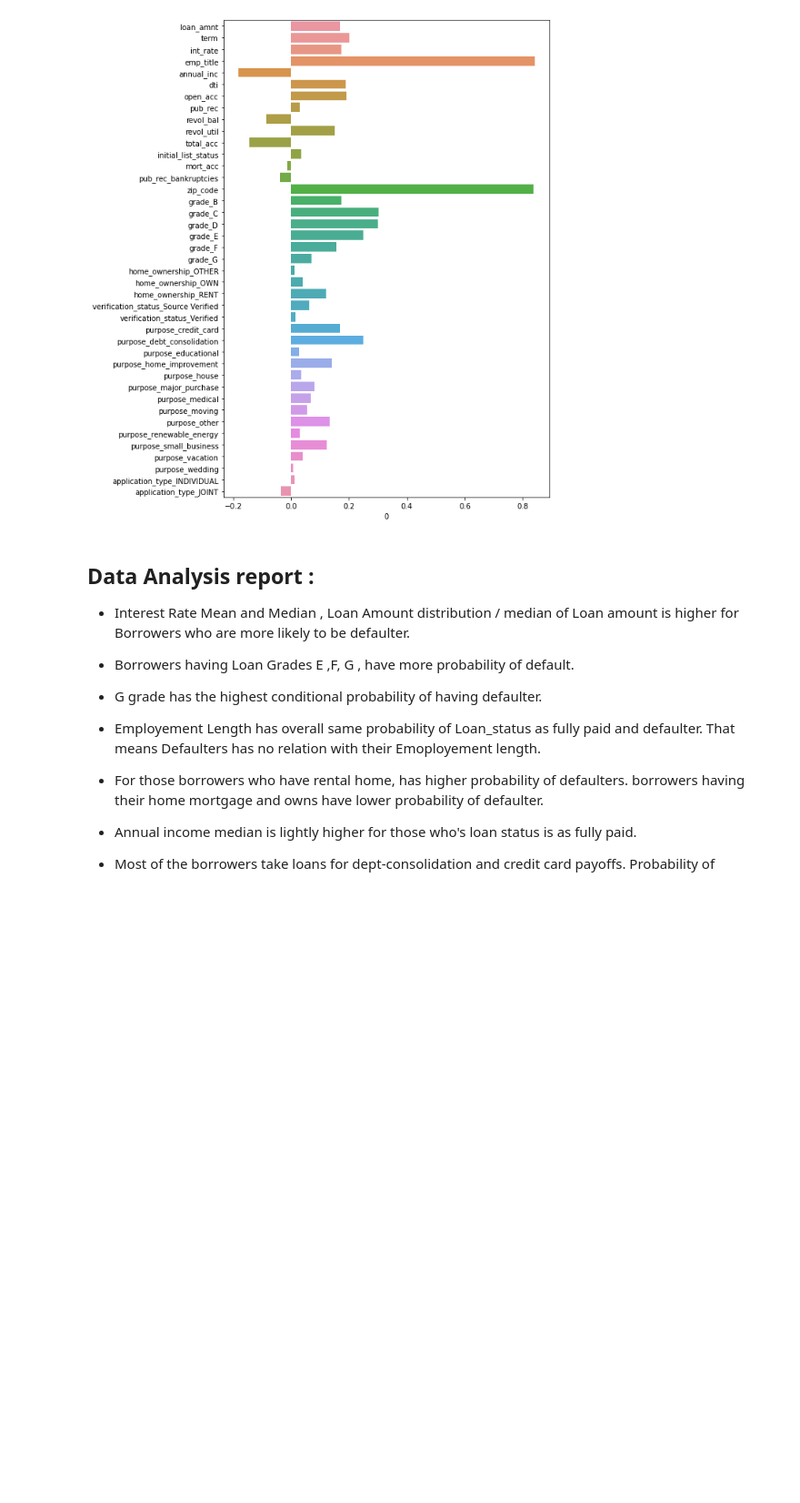
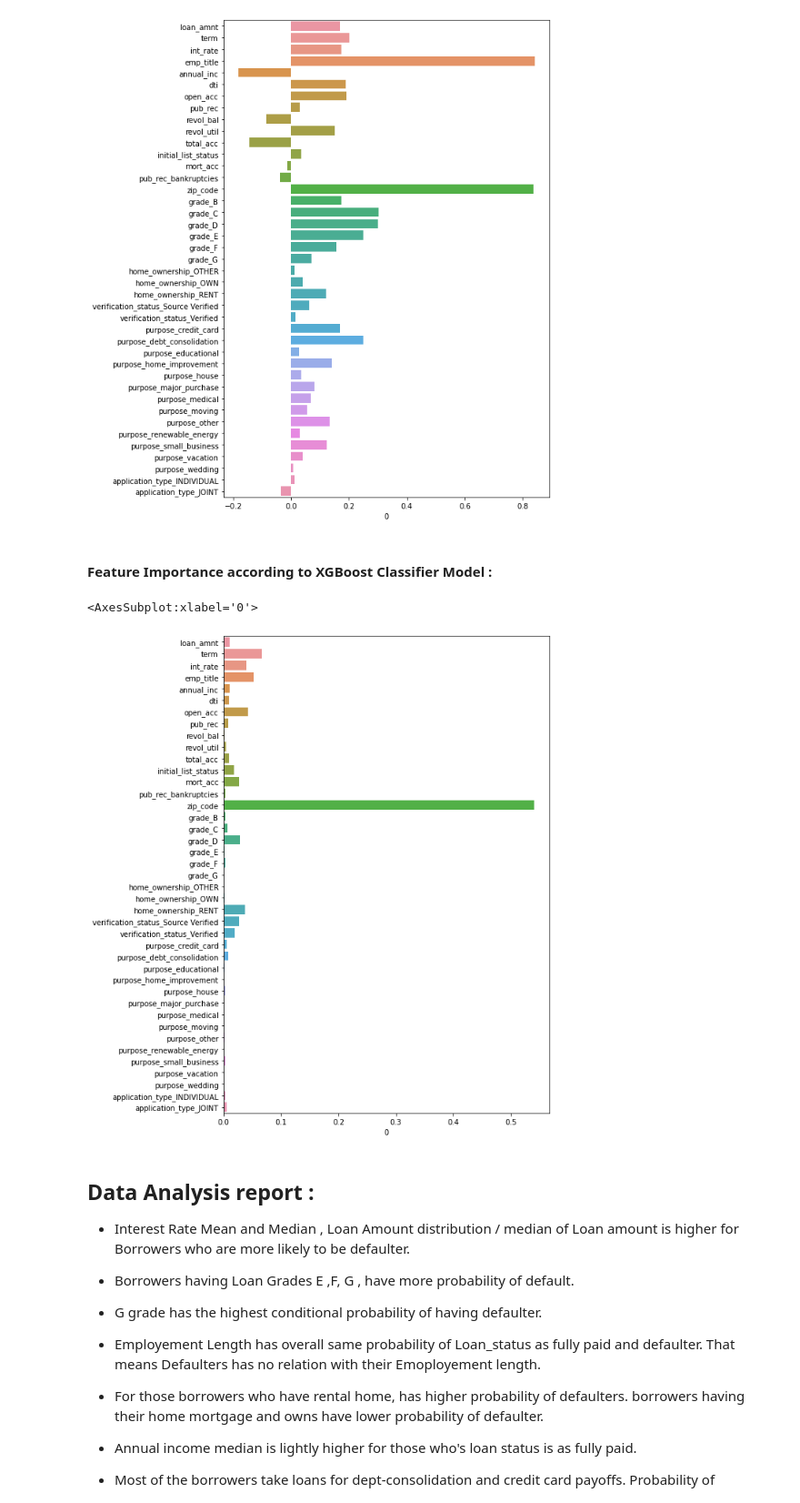
Before and after one commit to 28101991SUNNY/BusinessCase_Data_Exploration-, a Jupyter notebook: LoanTap Logistic Regression/Final.ipynb, the cells around one changed output. Shown at 91% size. Saved outputs shown, nothing was run; the diff lists cells and outputs as text; code cells hidden in the pictures; blank space fills up the shorter version.

```diff
--- a/LoanTap Logistic Regression/Final.ipynb
+++ b/LoanTap Logistic Regression/Final.ipynb
@@ -1864,6 +1939,15 @@ sns.barplot(x = pd.DataFrame(columns=X.columns,data= logistic_reg_model.coef_).T
 # %% [output]
 <AxesSubplot:xlabel='0'>
 [figure]
+# %% [markdown]
+#### Feature Importance according to XGBoost Classifier Model :
+# %%
+plt.figure(figsize=(8,12))
+sns.barplot(x = pd.DataFrame(index=X.columns,data= xgbc.feature_importances_)[0],
+           y =pd.DataFrame(index=X.columns,data= xgbc.feature_importances_).index)
+# %% [output]
+<AxesSubplot:xlabel='0'>
+[figure, added]
 # %% [markdown]
 ## Data Analysis report :
 
```
Also changed, not shown: parts of 19 cells of this notebook.
